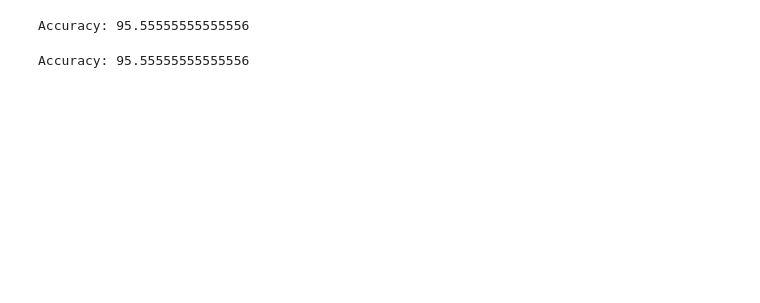
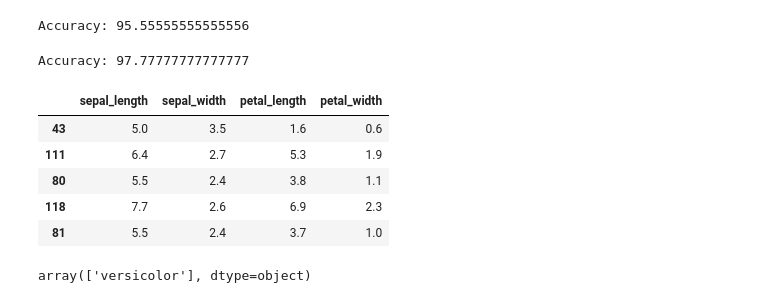
Before and after one commit to Michael-Forson/iris-flower-classification, a Jupyter notebook: iris-classification.ipynb, the cells around one changed output. Cells and saved outputs as stored; diff of their text form; code cells hidden in the pictures; blank space fills up the shorter version.

```diff
--- a/iris-classification.ipynb
+++ b/iris-classification.ipynb
@@ -157,6 +157,6 @@ le =LabelEncoder()
 # %%
-df['species']= le.fit_transform(df["species"])
-df.head()
+# df['species']= le.fit_transform(df["species"])
+# df.head()
 # %% [output]
 |  | sepal_length | sepal_width | petal_length | petal_width | species |
 | 0 | 5.1 | 3.5 | 1.4 | 0.2 | 0 |
@@ -206,4 +206,4 @@ model.fit(x_train,y_train)
 # print metric to get performance
 print('Accuracy:',model.score(x_test,y_test )*100)
 # %% [output]
-Accuracy: 95.55555555555556
+Accuracy: 97.77777777777777
@@ -209,0 +215,9 @@ Accuracy: 95.55555555555556
+# %%
+x_test.head()
+# %% [output]
+|  | sepal_length | sepal_width | petal_length | petal_width |
+| 43 | 5.0 | 3.5 | 1.6 | 0.6 |
+| 111 | 6.4 | 2.7 | 5.3 | 1.9 |
+| 80 | 5.5 | 2.4 | 3.8 | 1.1 |
+| 118 | 7.7 | 2.6 | 6.9 | 2.3 |
+| 81 | 5.5 | 2.4 | 3.7 | 1.0 |
@@ -209,0 +226,4 @@ Accuracy: 95.55555555555556
+# %%
+load_model.predict([[6.0,2.2,4.0,1.0]])
+# %% [output]
+array(['versicolor'], dtype=object)
```
Also changed, not shown: parts of 4 cells of this notebook, 4 other files.
